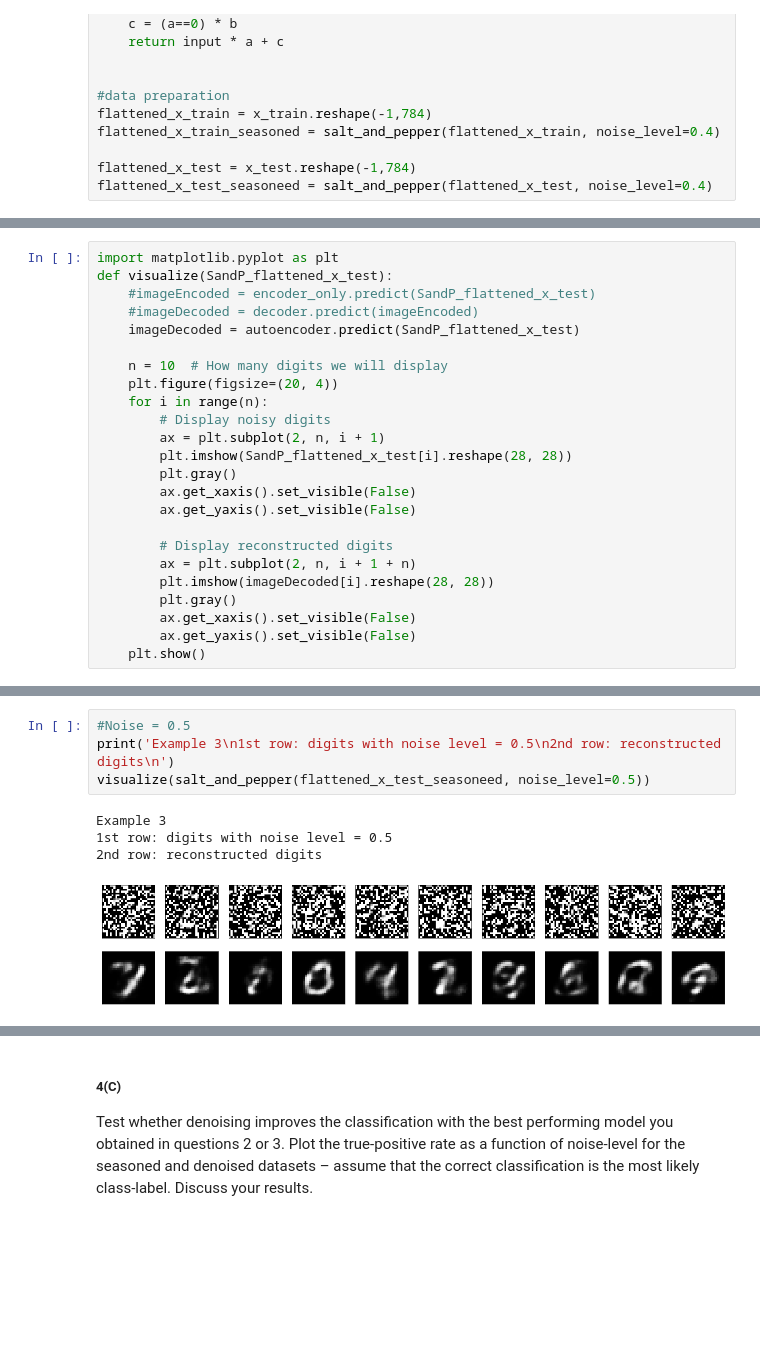
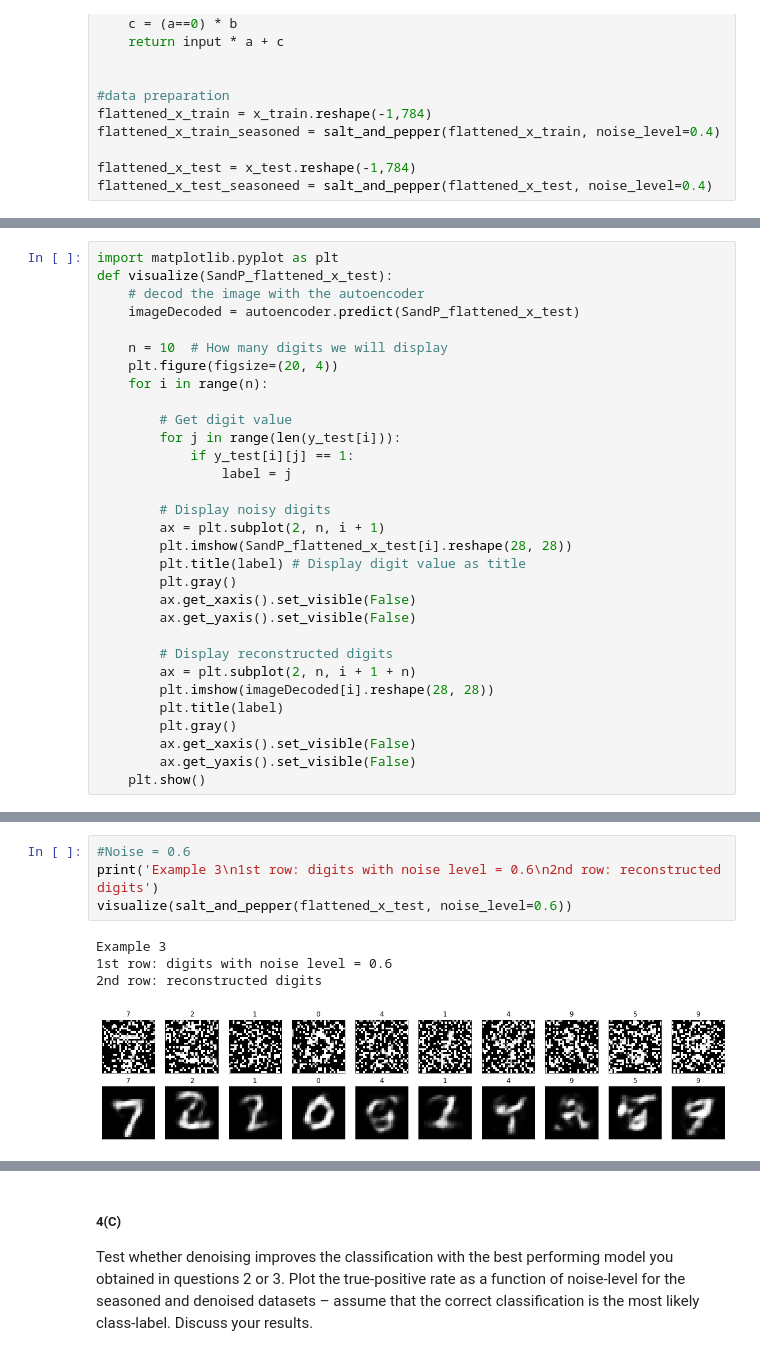
Before and after one commit to LeniaMalki/DataScienceAndAI, a Jupyter notebook: 6.Neural networks/Assignment 6 Answers.ipynb, the cells around one changed output, grey strips where cells are left out. Cells and saved outputs as stored; diff of their text form; blank space fills up the shorter version.

```diff
--- a/6.Neural networks/Assignment 6 Answers.ipynb
+++ b/6.Neural networks/Assignment 6 Answers.ipynb
@@ -527,16 +523,22 @@ does the denoising stop working?
 # %%
 import matplotlib.pyplot as plt
 def visualize(SandP_flattened_x_test):
-    #imageEncoded = encoder_only.predict(SandP_flattened_x_test)
-    #imageDecoded = decoder.predict(imageEncoded)
+    # decod the image with the autoencoder
     imageDecoded = autoencoder.predict(SandP_flattened_x_test)
 
     n = 10  # How many digits we will display
     plt.figure(figsize=(20, 4))
     for i in range(n):
+
+        # Get digit value
+        for j in range(len(y_test[i])):
+            if y_test[i][j] == 1:
+                label = j
+
         # Display noisy digits
         ax = plt.subplot(2, n, i + 1)
         plt.imshow(SandP_flattened_x_test[i].reshape(28, 28))
+        plt.title(label) # Display digit value as title
         plt.gray()
         ax.get_xaxis().set_visible(False)
         ax.get_yaxis().set_visible(False)
@@ -544,6 +546,7 @@ def visualize(SandP_flattened_x_test):
         # Display reconstructed digits
         ax = plt.subplot(2, n, i + 1 + n)
         plt.imshow(imageDecoded[i].reshape(28, 28))
+        plt.title(label)
         plt.gray()
         ax.get_xaxis().set_visible(False)
         ax.get_yaxis().set_visible(False)
@@ -569,10 +572,10 @@ Example 2
 # %%
-#Noise = 0.5
-print('Example 3\n1st row: digits with noise level = 0.5\n2nd row: reconstructed digits\n')
-visualize(salt_and_pepper(flattened_x_test_seasoneed, noise_level=0.5))
+#Noise = 0.6
+print('Example 3\n1st row: digits with noise level = 0.6\n2nd row: reconstructed digits')
+visualize(salt_and_pepper(flattened_x_test, noise_level=0.6))
 # %% [output]
 Example 3
-1st row: digits with noise level = 0.5
+1st row: digits with noise level = 0.6
 2nd row: reconstructed digits
-[figure, old version]
+[figure, new version]
 # %%
```
Also changed, not shown: parts of 12 cells of this notebook.
